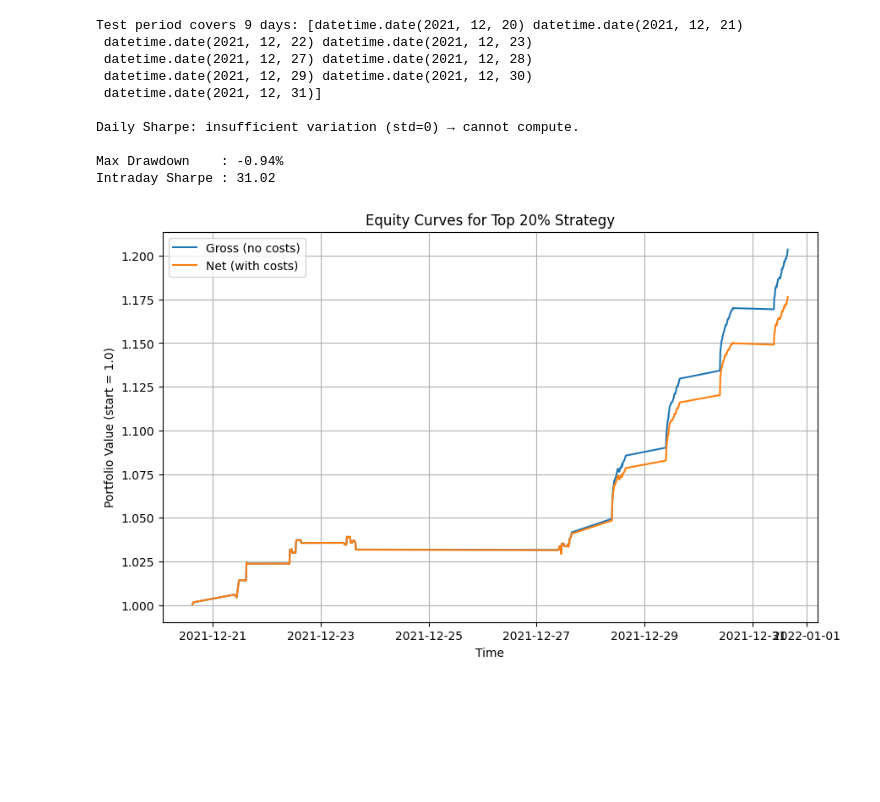
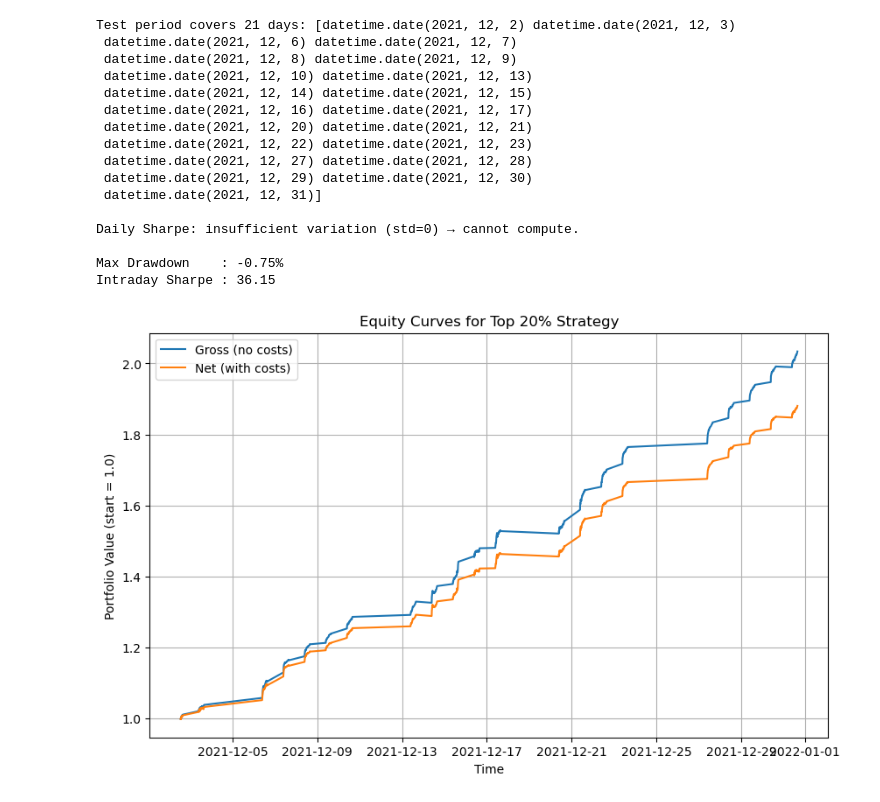
Before and after one commit to arthurdhonneur7/ML_finance_project, a Jupyter notebook: workspaces/modele_classique.ipynb, the cells around one changed output. Cells and saved outputs as stored; diff of their text form; code cells hidden in the pictures; blank space fills up the shorter version.

Commit message:
modele_classique_updated

```diff
--- a/workspaces/modele_classique.ipynb
+++ b/workspaces/modele_classique.ipynb
@@ -150,10 +183,10 @@ Bottom 10 stocks by correlation:
 # %%
-# Rebuild the test DataFrame with timestamps, tickers, model predictions, and true log-returns
+# Rebuild the test DataFrame with all test results from all folds
 test_df = pd.DataFrame({
-    "DATETIME":   df.loc[test_idx, "DATETIME"].values,
-    "SYMBOL":     df.loc[test_idx, "SYMBOL"].values,
-    "y_pred":     y_pred,
-    "LOG_RETURN": y_test.values
+    "DATETIME":   df.iloc[test_indices_all]["DATETIME"].values,
+    "SYMBOL":     df.iloc[test_indices_all]["SYMBOL"].values,
+    "y_pred":     y_pred_all,
+    "LOG_RETURN": y_test_all
 }).sort_values("DATETIME")
 
 # Determine the 80th percentile of predicted returns at each bar,
@@ -166,12 +199,10 @@ thresholds = (
 )
 test_df["signal"] = (test_df["y_pred"] >= thresholds).astype(int)
 
-# Function to compute the average actual log-return of the longs at each bar
 def bar_log_return(grp):
     longs = grp.loc[grp["signal"] == 1, "LOG_RETURN"]
     return longs.mean() if len(longs) else 0.0
 
-# Apply that to get a time series of the strategy’s gross log-returns
 portf = (
     test_df
       .groupby("DATETIME")
@@ -179,64 +210,61 @@ portf = (
       .rename("portfolio_logret")
 )
 
-# Build a wide signal matrix (rows=bars, cols=stocks) to measure turnover
 signals_wide = test_df.pivot(index="DATETIME", columns="SYMBOL", values="signal").fillna(0)
 turnover     = signals_wide.diff().abs().sum(axis=1) / signals_wide.shape[1]
 
-# Subtract a flat transaction cost (0.1% round-trip) proportional to turnover (testing how T-costs would affect the strategy)
 tc_rate   = 0.001
 portf_net = portf - turnover * tc_rate
 
-# Convert cumulative log-returns into equity curves
 cum_gross = np.exp(portf.cumsum())
 cum_net   = np.exp(portf_net.cumsum())
 
-# Calculate intraday-annualized Sharpe ratio
 n_days          = test_df["DATETIME"].dt.date.nunique()
 bars_per_day    = len(portf_net) / n_days
 ann_factor      = np.sqrt(252 * bars_per_day)
 sharpe_intraday = (portf_net.mean() / portf_net.std()) * ann_factor
 
-# Print how many unique days are in your test period
 test_dates = test_df["DATETIME"].dt.date.unique()
 print(f"Test period covers {len(test_dates)} days: {test_dates}\n")
 
-# Aggregate intraday log-returns into daily buckets
 daily_logret = portf_net.groupby(test_df["DATETIME"].dt.date).sum()
 
-# Compute daily Sharpe if there’s enough variation
 if daily_logret.std() == 0 or len(daily_logret) < 2:
     print("Daily Sharpe: insufficient variation (std=0) → cannot compute.\n")
 else:
     daily_sharpe = (daily_logret.mean() / daily_logret.std()) * np.sqrt(252)
     print(f"Daily Sharpe Ratio : {daily_sharpe:.2f}\n")
 
-# Calculate maximum drawdown on the net equity curve
 running_max = cum_net.cummax()
 max_drawdown = (cum_net / running_max - 1).min()
 
 print(f"Max Drawdown    : {max_drawdown:.2%}")
 print(f"Intraday Sharpe : {sharpe_intraday:.2f}")
 
-# Plot gross vs. net equity
 plt.figure(figsize=(10,6))
 plt.plot(cum_gross, label="Gross (no costs)")
 plt.plot(cum_net,   label="Net (with costs)")
 plt.title("Equity Curves for Top 20% Strategy")
 plt.xlabel("Time")
 plt.ylabel("Portfolio Value (start = 1.0)")
 plt.legend()
 plt.grid(True)
 plt.show()
 # %% [output]
-Test period covers 9 days: [datetime.date(2021, 12, 20) datetime.date(2021, 12, 21)
+Test period covers 21 days: [datetime.date(2021, 12, 2) datetime.date(2021, 12, 3)
+ datetime.date(2021, 12, 6) datetime.date(2021, 12, 7)
+ datetime.date(2021, 12, 8) datetime.date(2021, 12, 9)
+ datetime.date(2021, 12, 10) datetime.date(2021, 12, 13)
+ datetime.date(2021, 12, 14) datetime.date(2021, 12, 15)
+ datetime.date(2021, 12, 16) datetime.date(2021, 12, 17)
+ datetime.date(2021, 12, 20) datetime.date(2021, 12, 21)
  datetime.date(2021, 12, 22) datetime.date(2021, 12, 23)
  datetime.date(2021, 12, 27) datetime.date(2021, 12, 28)
  datetime.date(2021, 12, 29) datetime.date(2021, 12, 30)
  datetime.date(2021, 12, 31)]
 
 Daily Sharpe: insufficient variation (std=0) → cannot compute.
 
-Max Drawdown    : -0.94%
-Intraday Sharpe : 31.02
+Max Drawdown    : -0.75%
+Intraday Sharpe : 36.15
-[figure, old version]
+[figure, new version]
```
Also changed, not shown: parts of 2 cells of this notebook.
